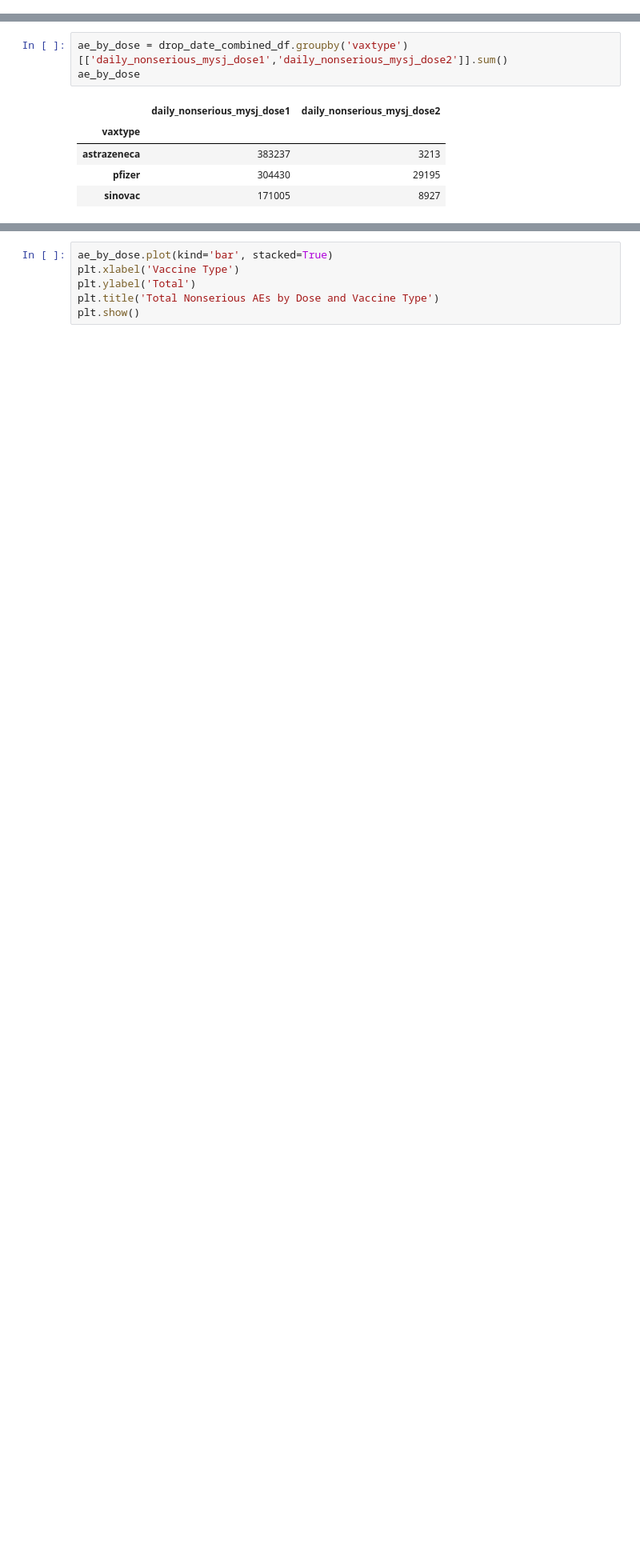
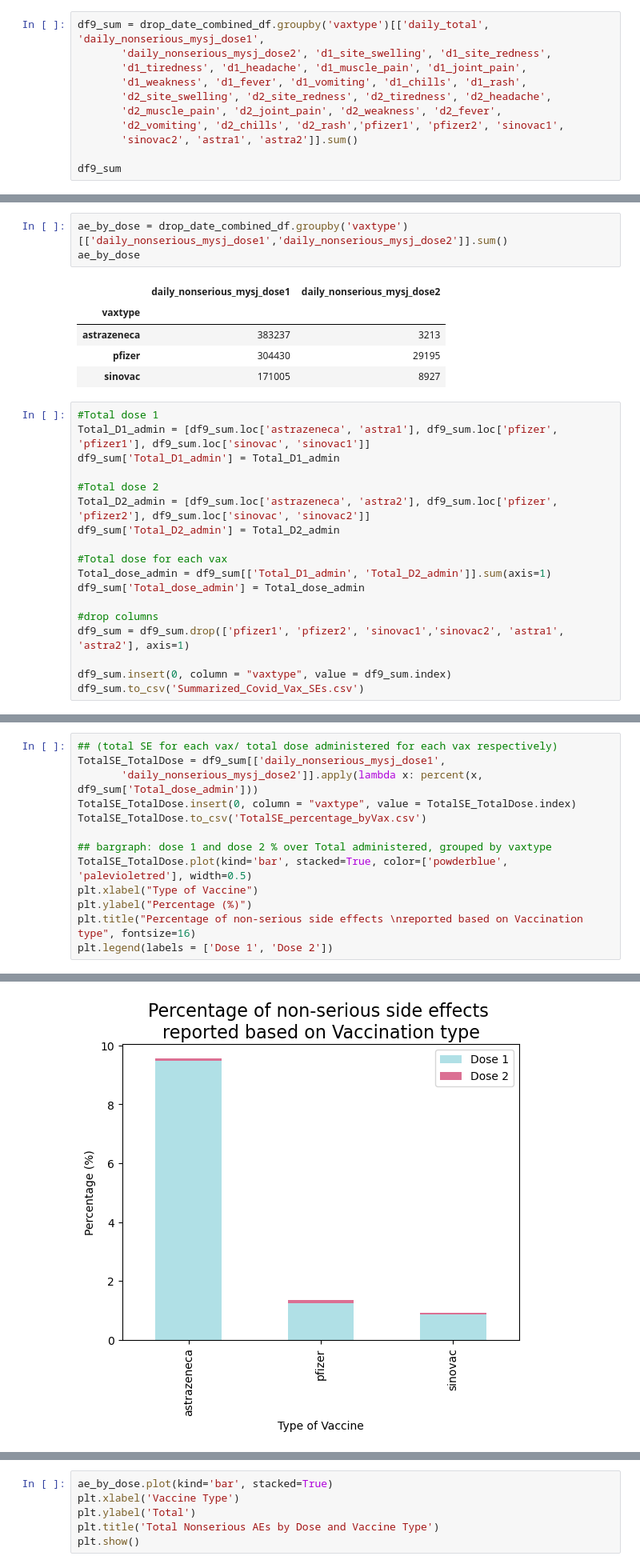
Before and after one commit to kamal089601/HIA302_Project, a Jupyter notebook: HIA302_Project/HIA302_Project.ipynb, the cells around one changed output, grey strips where cells are left out. Shown at 80% size. Drawn from its saved outputs; the diff is of its cells as text; blank space fills up the shorter version.

```diff
--- a/HIA302_Project/HIA302_Project.ipynb
+++ b/HIA302_Project/HIA302_Project.ipynb
@@ -281,2 +287,13 @@ Save to csv file
 # %%
 total_side_effect.to_csv('Total_side_effectbyvaccine.csv')
+# %%
+df9_sum = drop_date_combined_df.groupby('vaxtype')[['daily_total', 'daily_nonserious_mysj_dose1',
+       'daily_nonserious_mysj_dose2', 'd1_site_swelling', 'd1_site_redness',
+       'd1_tiredness', 'd1_headache', 'd1_muscle_pain', 'd1_joint_pain',
+       'd1_weakness', 'd1_fever', 'd1_vomiting', 'd1_chills', 'd1_rash',
+       'd2_site_swelling', 'd2_site_redness', 'd2_tiredness', 'd2_headache',
+       'd2_muscle_pain', 'd2_joint_pain', 'd2_weakness', 'd2_fever',
+       'd2_vomiting', 'd2_chills', 'd2_rash','pfizer1', 'pfizer2', 'sinovac1',
+       'sinovac2', 'astra1', 'astra2']].sum()
+
+df9_sum
@@ -293,3 +315,21 @@ ae_by_dose
 | astrazeneca | 383237 | 3213 |
 | pfizer | 304430 | 29195 |
 | sinovac | 171005 | 8927 |
+# %%
+#Total dose 1
+Total_D1_admin = [df9_sum.loc['astrazeneca', 'astra1'], df9_sum.loc['pfizer', 'pfizer1'], df9_sum.loc['sinovac', 'sinovac1']]
+df9_sum['Total_D1_admin'] = Total_D1_admin
+
+#Total dose 2
+Total_D2_admin = [df9_sum.loc['astrazeneca', 'astra2'], df9_sum.loc['pfizer', 'pfizer2'], df9_sum.loc['sinovac', 'sinovac2']]
+df9_sum['Total_D2_admin'] = Total_D2_admin
+
+#Total dose for each vax
+Total_dose_admin = df9_sum[['Total_D1_admin', 'Total_D2_admin']].sum(axis=1)
+df9_sum['Total_dose_admin'] = Total_dose_admin
+
+#drop columns
+df9_sum = df9_sum.drop(['pfizer1', 'pfizer2', 'sinovac1','sinovac2', 'astra1', 'astra2'], axis=1)
+
+df9_sum.insert(0, column = "vaxtype", value = df9_sum.index)
+df9_sum.to_csv('Summarized_Covid_Vax_SEs.csv')
@@ -295,0 +338,14 @@ ae_by_dose
+# %%
+## (total SE for each vax/ total dose administered for each vax respectively)
+TotalSE_TotalDose = df9_sum[['daily_nonserious_mysj_dose1',
+       'daily_nonserious_mysj_dose2']].apply(lambda x: percent(x, df9_sum['Total_dose_admin']))
+TotalSE_TotalDose.insert(0, column = "vaxtype", value = TotalSE_TotalDose.index)
+TotalSE_TotalDose.to_csv('TotalSE_percentage_byVax.csv')
+
+## bargraph: dose 1 and dose 2 % over Total administered, grouped by vaxtype
+TotalSE_TotalDose.plot(kind='bar', stacked=True, color=['powderblue', 'palevioletred'], width=0.5)
+plt.xlabel("Type of Vaccine")
+plt.ylabel("Percentage (%)")
+plt.title("Percentage of non-serious side effects \nreported based on Vaccination type", fontsize=16)
+plt.legend(labels = ['Dose 1', 'Dose 2'])
+# %% [output]
@@ -295,0 +353 @@ ae_by_dose
+[figure, added]
```
Also changed, not shown: parts of 63 cells of this notebook.
